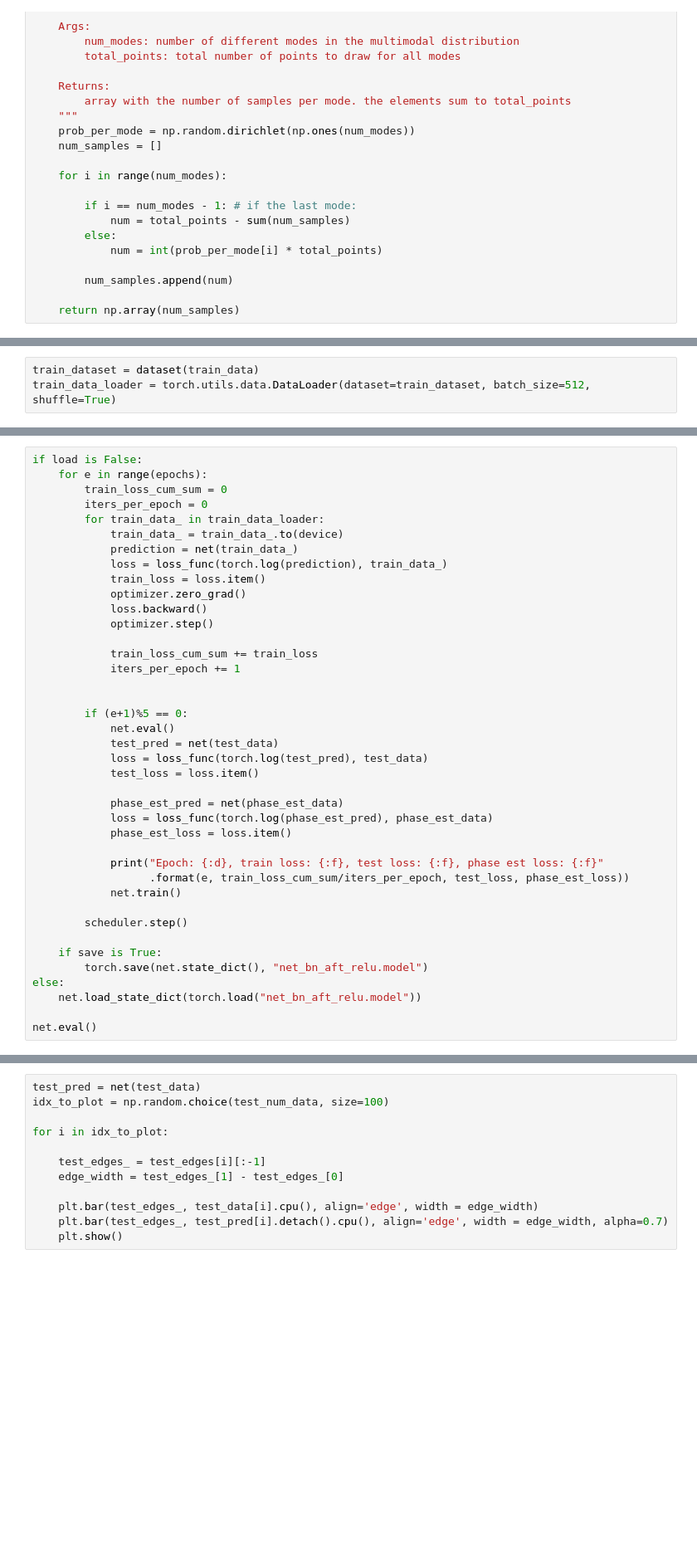
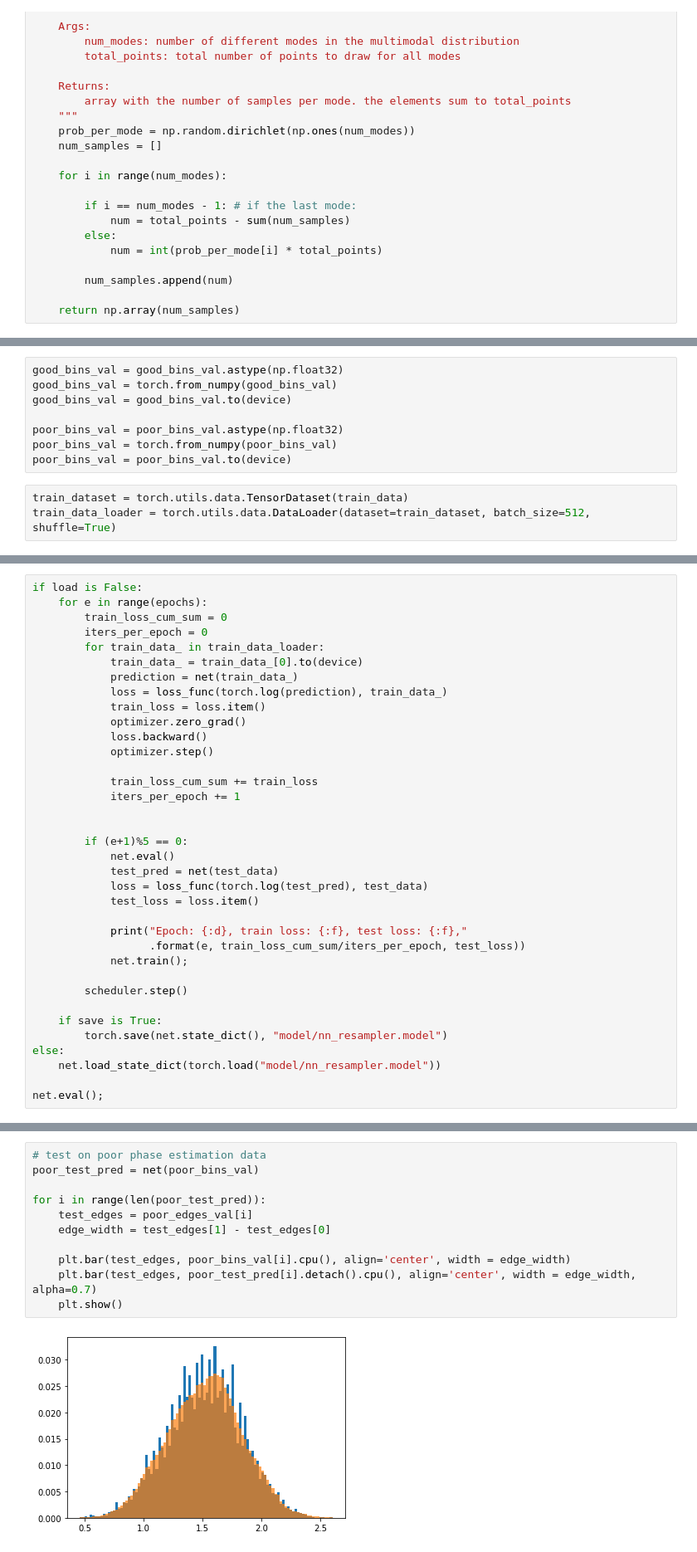
Before and after one commit to ajrheng/smc-nn-resampler, a Jupyter notebook: train-nn-resampler.ipynb, the cells around one changed output, grey strips where cells are left out. Shown: that part at 83% size. Saved outputs shown, nothing was run; the diff lists cells and outputs as text; blank space fills up the shorter version.

```diff
--- a/train-nn-resampler.ipynb
+++ b/train-nn-resampler.ipynb
@@ -164,5 +185,13 @@ class dataset(torch.utils.data.Dataset):
+# %%
+good_bins_val = good_bins_val.astype(np.float32)
+good_bins_val = torch.from_numpy(good_bins_val)
+good_bins_val = good_bins_val.to(device)
+
+poor_bins_val = poor_bins_val.astype(np.float32)
+poor_bins_val = torch.from_numpy(poor_bins_val)
+poor_bins_val = poor_bins_val.to(device)
 # %%
-train_dataset = dataset(train_data)
+train_dataset = torch.utils.data.TensorDataset(train_data)
 train_data_loader = torch.utils.data.DataLoader(dataset=train_dataset, batch_size=512, shuffle=True)
 # %%
 epochs = 1000
@@ -203,7 +207,7 @@ if load is False:
         train_loss_cum_sum = 0
         iters_per_epoch = 0
         for train_data_ in train_data_loader:
-            train_data_ = train_data_.to(device)
+            train_data_ = train_data_[0].to(device)
             prediction = net(train_data_)
             loss = loss_func(torch.log(prediction), train_data_)
             train_loss = loss.item()
@@ -221,20 +225,16 @@ if load is False:
             loss = loss_func(torch.log(test_pred), test_data)
             test_loss = loss.item()
 
-            phase_est_pred = net(phase_est_data)
-            loss = loss_func(torch.log(phase_est_pred), phase_est_data)
-            phase_est_loss = loss.item()
-
-            print("Epoch: {:d}, train loss: {:f}, test loss: {:f}, phase est loss: {:f}"
-                  .format(e, train_loss_cum_sum/iters_per_epoch, test_loss, phase_est_loss))
-            net.train()
+            print("Epoch: {:d}, train loss: {:f}, test loss: {:f},"
+                  .format(e, train_loss_cum_sum/iters_per_epoch, test_loss))
+            net.train();
 
         scheduler.step()
 
     if save is True:
-        torch.save(net.state_dict(), "net_bn_aft_relu.model")
+        torch.save(net.state_dict(), "model/nn_resampler.model")
 else:
-    net.load_state_dict(torch.load("net_bn_aft_relu.model"))
+    net.load_state_dict(torch.load("model/nn_resampler.model"))
 
-net.eval()
+net.eval();
 # %% [output]
@@ -275,12 +258,13 @@ Net(
 # %%
-test_pred = net(test_data)
-idx_to_plot = np.random.choice(test_num_data, size=100)
+# test on poor phase estimation data
+poor_test_pred = net(poor_bins_val)
 
-for i in idx_to_plot:
+for i in range(len(poor_test_pred)):
+    test_edges = poor_edges_val[i]
+    edge_width = test_edges[1] - test_edges[0]
 
-    test_edges_ = test_edges[i][:-1]
-    edge_width = test_edges_[1] - test_edges_[0]
-
-    plt.bar(test_edges_, test_data[i].cpu(), align='edge', width = edge_width)
-    plt.bar(test_edges_, test_pred[i].detach().cpu(), align='edge', width = edge_width, alpha=0.7)
+    plt.bar(test_edges, poor_bins_val[i].cpu(), align='center', width = edge_width)
+    plt.bar(test_edges, poor_test_pred[i].detach().cpu(), align='center', width = edge_width, alpha=0.7)
     plt.show()
+# %% [output]
+[figure, added]
```
Also changed, not shown: parts of 13 cells of this notebook, 21 other files.
